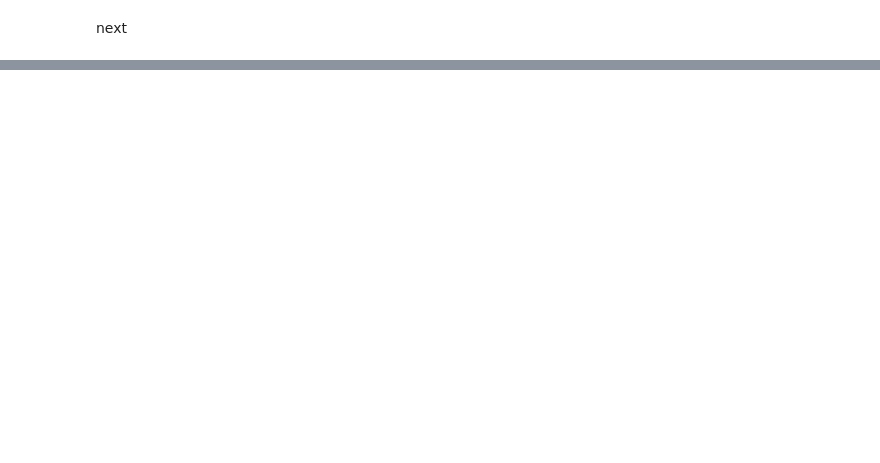
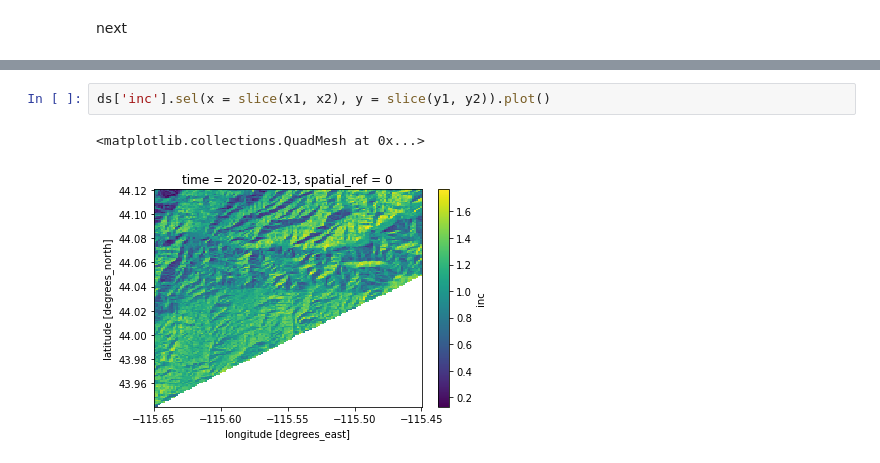
Before and after one commit to ZachHoppinen/uavsar-validation, a Jupyter notebook: src/play/modeling.ipynb, the cells around one changed output, grey strips where cells are left out. Saved outputs shown, nothing was run; the diff lists cells and outputs as text; blank space fills up the shorter version.

```diff
--- a/src/play/modeling.ipynb
+++ b/src/play/modeling.ipynb
@@ -400,0 +341,5 @@ plt.savefig('/bsuhome/zacharykeskinen/uavsar-validation/figures/model/rmse_param
+# %%
+ds['inc'].sel(x = slice(x1, x2), y = slice(y1, y2)).plot()
+# %% [output]
+<matplotlib.collections.QuadMesh at 0x...>
+[figure, added]
```
Also changed, not shown: parts of 6 cells of this notebook, 16 other files.
